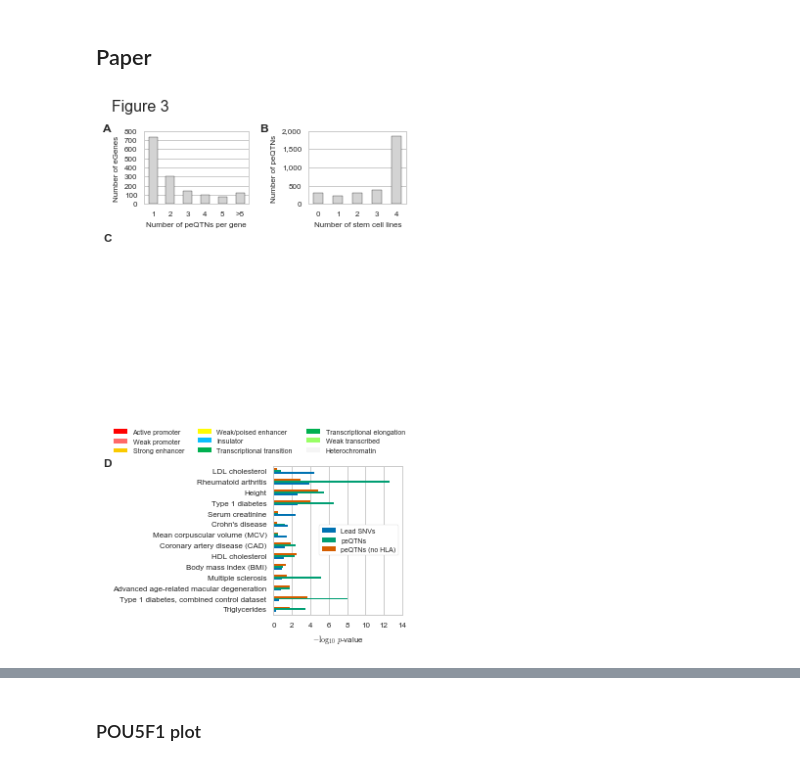
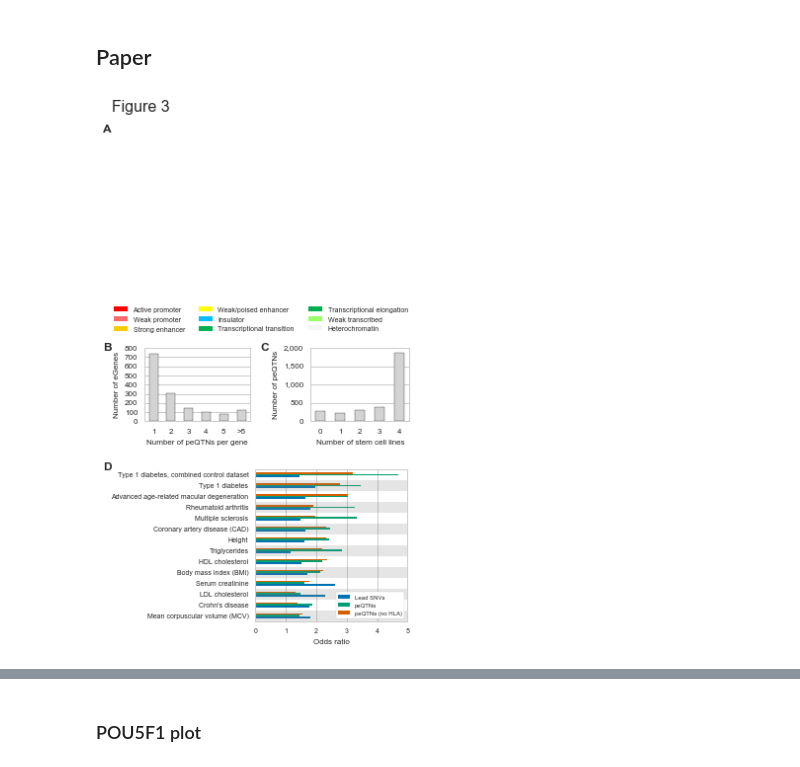
Before and after one commit to frazer-lab/cardips-ipsc-eqtl, a Jupyter notebook: notebooks/Figure. peQTNs and GWAS.ipynb, the cells around one changed output, grey strips where cells are left out. Saved outputs shown, nothing was run; the diff lists cells and outputs as text; code cells hidden in the pictures.

```diff
--- a/notebooks/Figure. peQTNs and GWAS.ipynb
+++ b/notebooks/Figure. peQTNs and GWAS.ipynb
@@ -172,6 +172,21 @@ ciepy.clean_axis(ax)
 ax.set_xticks([])
 ax.set_yticks([])
 gs.tight_layout(fig, rect=[0, 0.92, 1, 1])
+
+# POU5F1 example and legend
+# Leave space for it (~3 inches tall)
+gs = gridspec.GridSpec(1, 1)
+ax = fig.add_subplot(gs[0, 0])
+ciepy.clean_axis(ax)
+rects = []
+labels = []
+for k in legend_colors.index:
+    labels.append(k)
+    rects.append(plt.Rectangle((0, 0), 0, 0, fc=legend_colors[k]))
+lgd = ax.legend(rects, labels, loc='center', prop={'size':7}, ncol=3)
+for p in lgd.get_patches():
+    p.set_linewidth(0)
+gs.tight_layout(fig, rect=[0, 0.57, 1, 0.62])
 
 gs = gridspec.GridSpec(1, 1)
 ax = fig.add_subplot(gs[0, 0])
@@ -187,7 +202,7 @@ for tick in ax.get_xticklabels() + ax.get_yticklabels():
 for tick in ax.get_xticklabels():
     tick.set_rotation(0)
 ax.grid(axis='x')
-gs.tight_layout(fig, rect=[0, 0.73, 0.5, 0.95])
+gs.tight_layout(fig, rect=[0, 0.35, 0.5, 0.57])
 
 gs = gridspec.GridSpec(1, 1)
 ax = fig.add_subplot(gs[0, 0])
@@ -196,56 +211,44 @@ vc.index = [int(x) for x in vc.index]
 vc.plot(kind='bar', ax=ax, color='lightgrey')
 for tick in ax.get_xticklabels() + ax.get_yticklabels():
     tick.set_fontsize(8)
 for tick in ax.get_xticklabels():
     tick.set_rotation(0)
 ax.grid(axis='x')
 ax.set_xlabel('Number of stem cell lines', fontsize=8)
 ax.set_ylabel('Number of peQTNs', fontsize=8)
 ax.yaxis.set_major_formatter(ciepy.comma_format)
-gs.tight_layout(fig, rect=[0.5, 0.73, 1, 0.95])
-
-# POU5F1 example and legend
-# Leave space for it (~3 inches tall)
-gs = gridspec.GridSpec(1, 1)
-ax = fig.add_subplot(gs[0, 0])
-ciepy.clean_axis(ax)
-rects = []
-labels = []
-for k in legend_colors.index:
-    labels.append(k)
-    rects.append(plt.Rectangle((0, 0), 0, 0, fc=legend_colors[k]))
-lgd = ax.legend(rects, labels, loc='center', prop={'size':7}, ncol=3)
-for p in lgd.get_patches():
-    p.set_linewidth(0)
-gs.tight_layout(fig, rect=[0, 0.35, 1, 0.4])
+gs.tight_layout(fig, rect=[0.5, 0.35, 1, 0.57])
 
 # GWAS enrichment
 gs = gridspec.GridSpec(1, 1)
 ax = fig.add_subplot(gs[0, 0])
 t = grasp_res[(grasp_res[['lead_pvalue', 'pe_pvalue', 'pe_no_hla_pvalue']] < 0.05).sum(axis=1) > 0]
-t = t.sort_values(by=['lead_pvalue', 'pe_pvalue', 'pe_no_hla_pvalue'], ascending=False)
-t = t[['lead_pvalue', 'pe_pvalue', 'pe_no_hla_pvalue']]
+t = t[['lead_odds', 'pe_odds', 'pe_no_hla_odds']]
+t['odds_sum'] = t.sum(axis=1)
+t.sort_values(by='odds_sum', inplace=True)
+t = t.drop('odds_sum', axis=1)
 t.columns = ['Lead SNVs', 'peQTNs', 'peQTNs (no HLA)']
-(-1 * np.log10(t)).plot(
-    kind='barh', ax=ax, legend=None, color=sns.color_palette('colorblind'), lw=0)
-ax.legend(fontsize=7, loc='center right', frameon=True, fancybox=True)
+t.plot(kind='barh', ax=ax, legend=None, color=sns.color_palette('colorblind'), lw=0)
+ax.legend(fontsize=6, loc='lower right', frameon=True, fancybox=True)
+for i in range(t.shape[0])[::2]:
+    ax.axhspan(-0.5 + i, 0.5 + i, facecolor='grey', alpha=0.2, lw=0)
 for t in ax.get_xticklabels() + ax.get_yticklabels():
-    t.set_fontsize(8)
-ax.set_xlabel('$-\log_{10}$ $p$-value', fontsize=8)
+    t.set_fontsize(7)
+ax.set_xlabel('Odds ratio', fontsize=8)
 ax.set_ylabel('')
 ax.grid(axis='y')
 gs.tight_layout(fig, rect=[0, 0, 1, 0.35])
 
 t = fig.text(0.005, 0.925, 'A', weight='bold',
              size=12)
-t = fig.text(0.5, 0.925, 'B', weight='bold',
+t = fig.text(0.005, 0.54, 'B', weight='bold',
              size=12)
-t = fig.text(0.005, 0.73, 'C', weight='bold',
+t = fig.text(0.5, 0.54, 'C', weight='bold',
              size=12)
 t = fig.text(0.005, 0.33, 'D', weight='bold',
              size=12)
 
 plt.savefig(os.path.join(outdir, 'peqtns_gwas_skeleton.pdf'))
 #plt.savefig(os.path.join(outdir, 'peqtns_gwas.png'), dpi=300)
 # %% [output]
-[figure, old version]
+[figure, new version]
```
Also changed, not shown: parts of 6 cells of this notebook, 14 other files.
